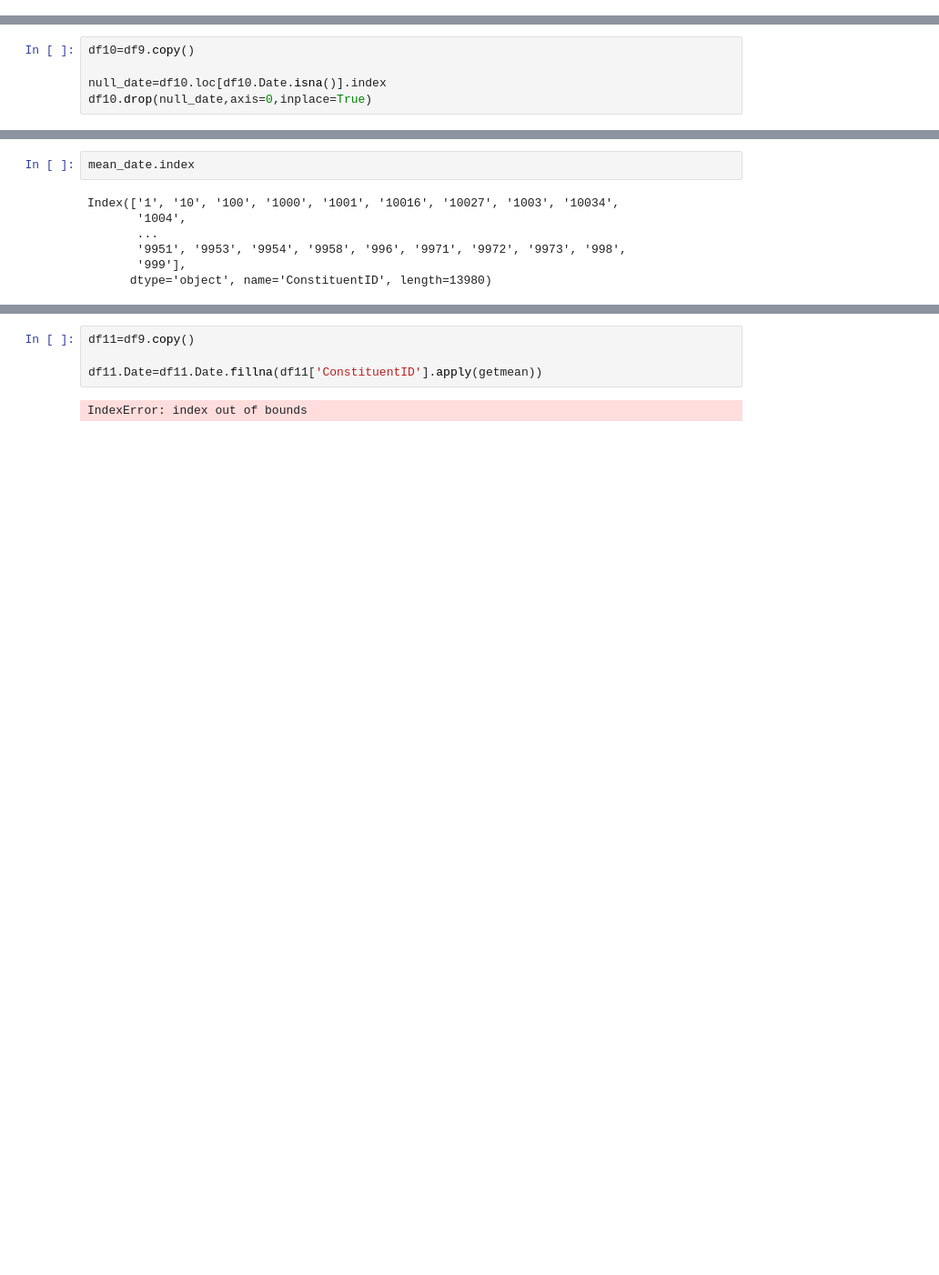
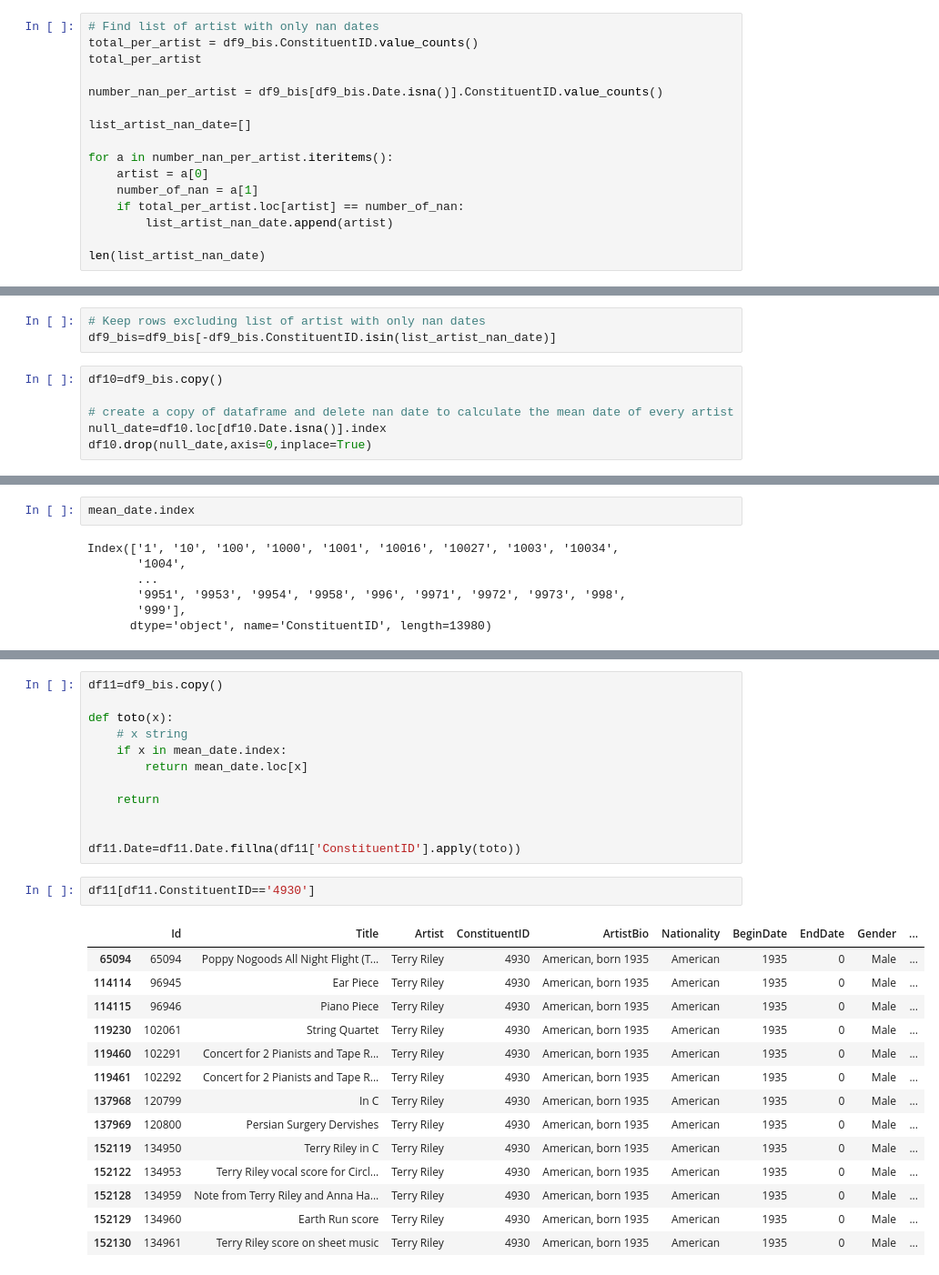
Before and after one commit to LudivineLacour/data-cleaning, a Jupyter notebook: data-cleaning-exploration.ipynb, the cells around one changed output, grey strips where cells are left out. Shown: that part at 91% size. Drawn from its saved outputs; the diff is of its cells as text; blank space fills up the shorter version.

```diff
--- a/data-cleaning-exploration.ipynb
+++ b/data-cleaning-exploration.ipynb
@@ -270,0 +285,16 @@ df9.Date.isna().sum()
+# %%
+# Find list of artist with only nan dates
+total_per_artist = df9_bis.ConstituentID.value_counts()
+total_per_artist
+
+number_nan_per_artist = df9_bis[df9_bis.Date.isna()].ConstituentID.value_counts()
+
+list_artist_nan_date=[]
+
+for a in number_nan_per_artist.iteritems():
+    artist = a[0]
+    number_of_nan = a[1]
+    if total_per_artist.loc[artist] == number_of_nan:
+        list_artist_nan_date.append(artist)
+
+len(list_artist_nan_date)
@@ -271,5 +303,9 @@ df9.Date.isna().sum()
+# %%
+# Keep rows excluding list of artist with only nan dates
+df9_bis=df9_bis[-df9_bis.ConstituentID.isin(list_artist_nan_date)]
 # %%
-df10=df9.copy()
+df10=df9_bis.copy()
 
+# create a copy of dataframe and delete nan date to calculate the mean date of every artist
 null_date=df10.loc[df10.Date.isna()].index
 df10.drop(null_date,axis=0,inplace=True)
@@ -415,8 +406,31 @@ See the caveats in the documentation: https://pandas.pydata.org/pandas-docs/stab
 | 152129 | 4930 | 1970 |
 | 152130 | 4930 | 1970 |
 # %%
-df11=df9.copy()
+df11=df9_bis.copy()
 
-df11.Date=df11.Date.fillna(df11['ConstituentID'].apply(getmean))
+def toto(x):
+    # x string
+    if x in mean_date.index:
+        return mean_date.loc[x]
+
+    return
+
+
+df11.Date=df11.Date.fillna(df11['ConstituentID'].apply(toto))
-# %% [output]
-IndexError: index out of bounds
+# %%
+df11[df11.ConstituentID=='4930']
+# %% [output]
+|  | Id | Title | Artist | ConstituentID | ArtistBio | Nationality | BeginDate | EndDate | Gender | ... |
+| 65094 | 65094 | Poppy Nogoods All Night Flight (T... | Terry Riley | 4930 | American, born 1935 | American | 1935 | 0 | Male | ... |
+| 114114 | 96945 | Ear Piece | Terry Riley | 4930 | American, born 1935 | American | 1935 | 0 | Male | ... |
+| 114115 | 96946 | Piano Piece | Terry Riley | 4930 | American, born 1935 | American | 1935 | 0 | Male | ... |
+| 119230 | 102061 | String Quartet | Terry Riley | 4930 | American, born 1935 | American | 1935 | 0 | Male | ... |
+| 119460 | 102291 | Concert for 2 Pianists and Tape R... | Terry Riley | 4930 | American, born 1935 | American | 1935 | 0 | Male | ... |
+| 119461 | 102292 | Concert for 2 Pianists and Tape R... | Terry Riley | 4930 | American, born 1935 | American | 1935 | 0 | Male | ... |
+| 137968 | 120799 | In C | Terry Riley | 4930 | American, born 1935 | American | 1935 | 0 | Male | ... |
+| 137969 | 120800 | Persian Surgery Dervishes | Terry Riley | 4930 | American, born 1935 | American | 1935 | 0 | Male | ... |
+| 152119 | 134950 | Terry Riley in C | Terry Riley | 4930 | American, born 1935 | American | 1935 | 0 | Male | ... |
+| 152122 | 134953 | Terry Riley vocal score for Circl... | Terry Riley | 4930 | American, born 1935 | American | 1935 | 0 | Male | ... |
+| 152128 | 134959 | Note from Terry Riley and Anna Ha... | Terry Riley | 4930 | American, born 1935 | American | 1935 | 0 | Male | ... |
+| 152129 | 134960 | Earth Run score | Terry Riley | 4930 | American, born 1935 | American | 1935 | 0 | Male | ... |
+| 152130 | 134961 | Terry Riley score on sheet music | Terry Riley | 4930 | American, born 1935 | American | 1935 | 0 | Male | ... |
```
Also changed, not shown: parts of 21 cells of this notebook.
